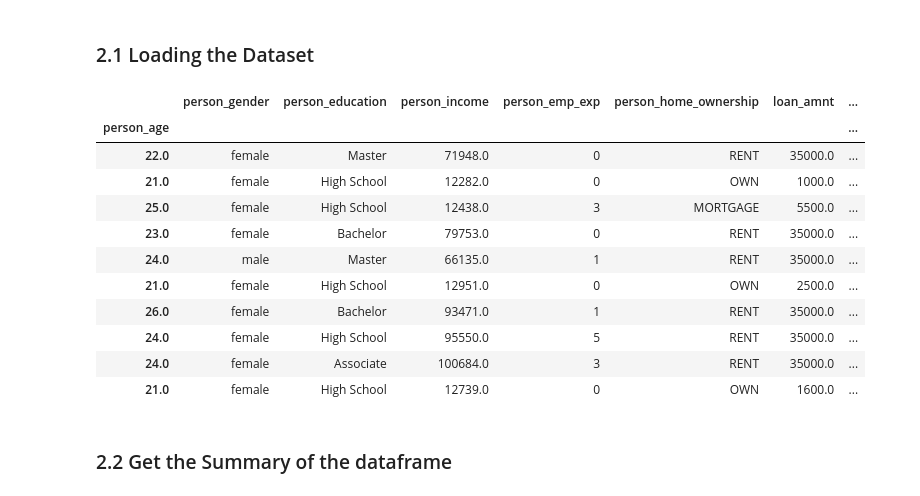
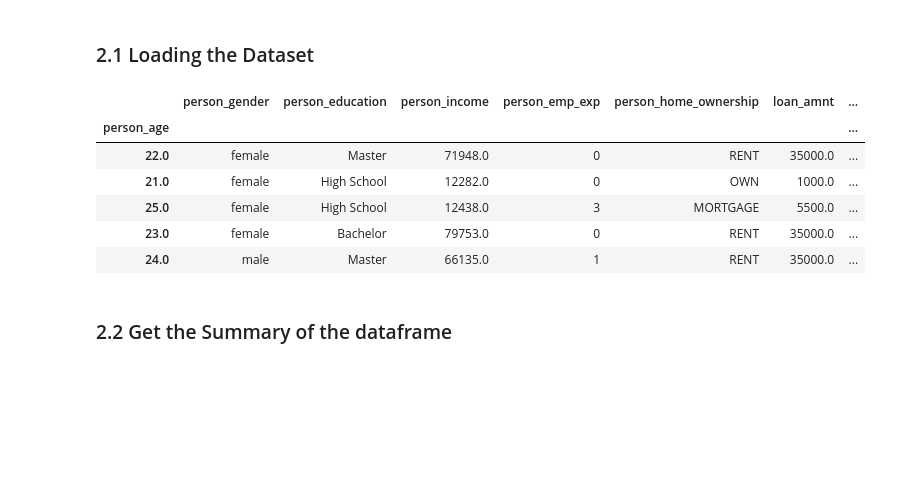
Before and after one commit to Liliankaburo/Loan-approval-project, a Jupyter notebook: Classification .ipynb, the cells around one changed output. Drawn from its saved outputs; the diff is of its cells as text; code cells hidden in the pictures; blank space fills up the shorter version.

```diff
--- a/Classification .ipynb
+++ b/Classification .ipynb
@@ -79,20 +79,15 @@ sns.set_style('darkgrid')
 # %%
 # load the dataset and display the first ten rows
 loan=pd.read_csv('loan_data.csv', index_col=0)
-loan.head(10)
+loan.head()
 # %% [output]
 |  | person_gender | person_education | person_income | person_emp_exp | person_home_ownership | loan_amnt | ... |
 | person_age |  |  |  |  |  |  | ... |
 | 22.0 | female | Master | 71948.0 | 0 | RENT | 35000.0 | ... |
 | 21.0 | female | High School | 12282.0 | 0 | OWN | 1000.0 | ... |
 | 25.0 | female | High School | 12438.0 | 3 | MORTGAGE | 5500.0 | ... |
 | 23.0 | female | Bachelor | 79753.0 | 0 | RENT | 35000.0 | ... |
 | 24.0 | male | Master | 66135.0 | 1 | RENT | 35000.0 | ... |
-| 21.0 | female | High School | 12951.0 | 0 | OWN | 2500.0 | ... |
-| 26.0 | female | Bachelor | 93471.0 | 1 | RENT | 35000.0 | ... |
-| 24.0 | female | High School | 95550.0 | 5 | RENT | 35000.0 | ... |
-| 24.0 | female | Associate | 100684.0 | 3 | RENT | 35000.0 | ... |
-| 21.0 | female | High School | 12739.0 | 0 | OWN | 1600.0 | ... |
 # %% [markdown]
 ### 2.2 Get the Summary of the dataframe
 # %%
```
Also changed, not shown: parts of 8 cells of this notebook.
